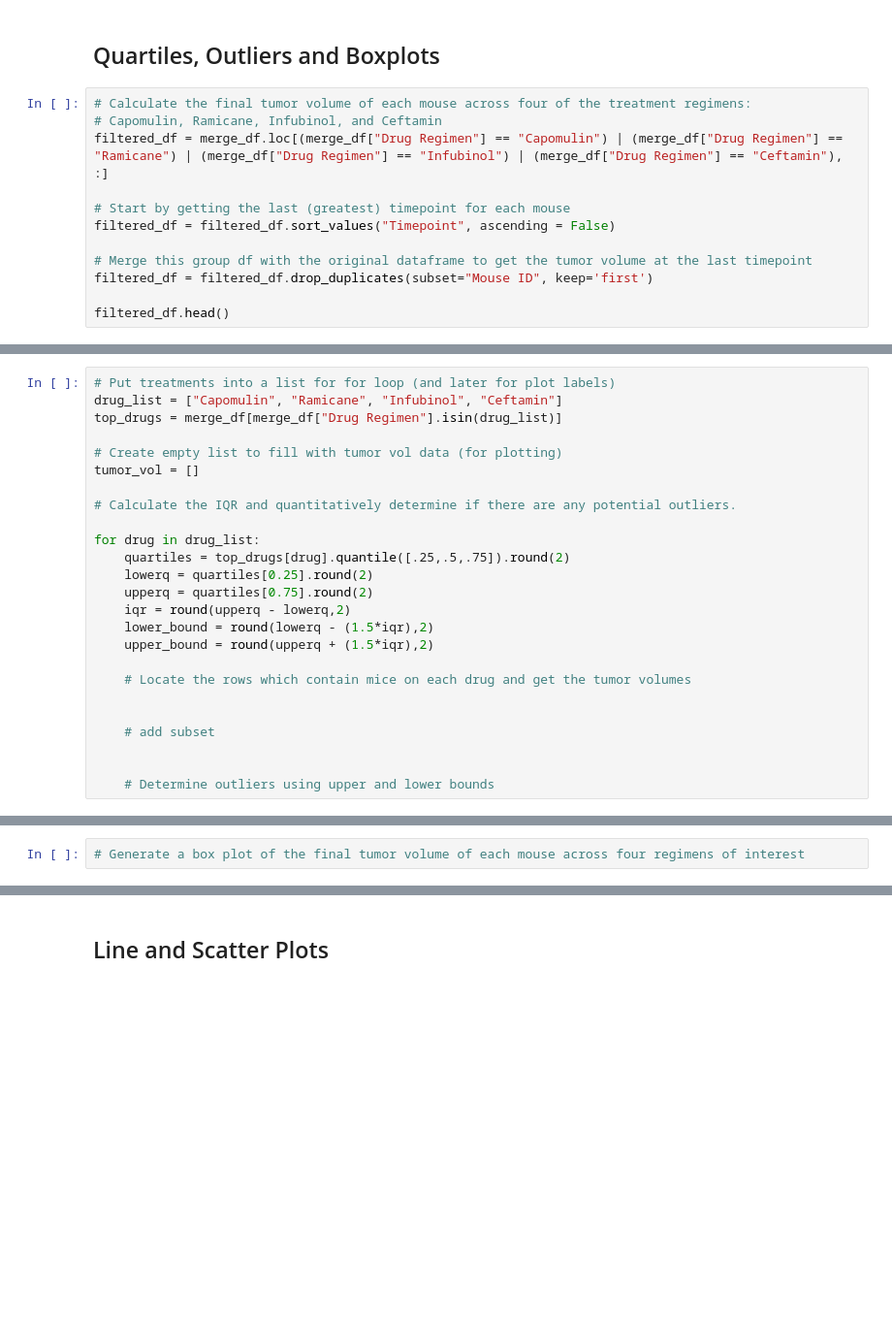
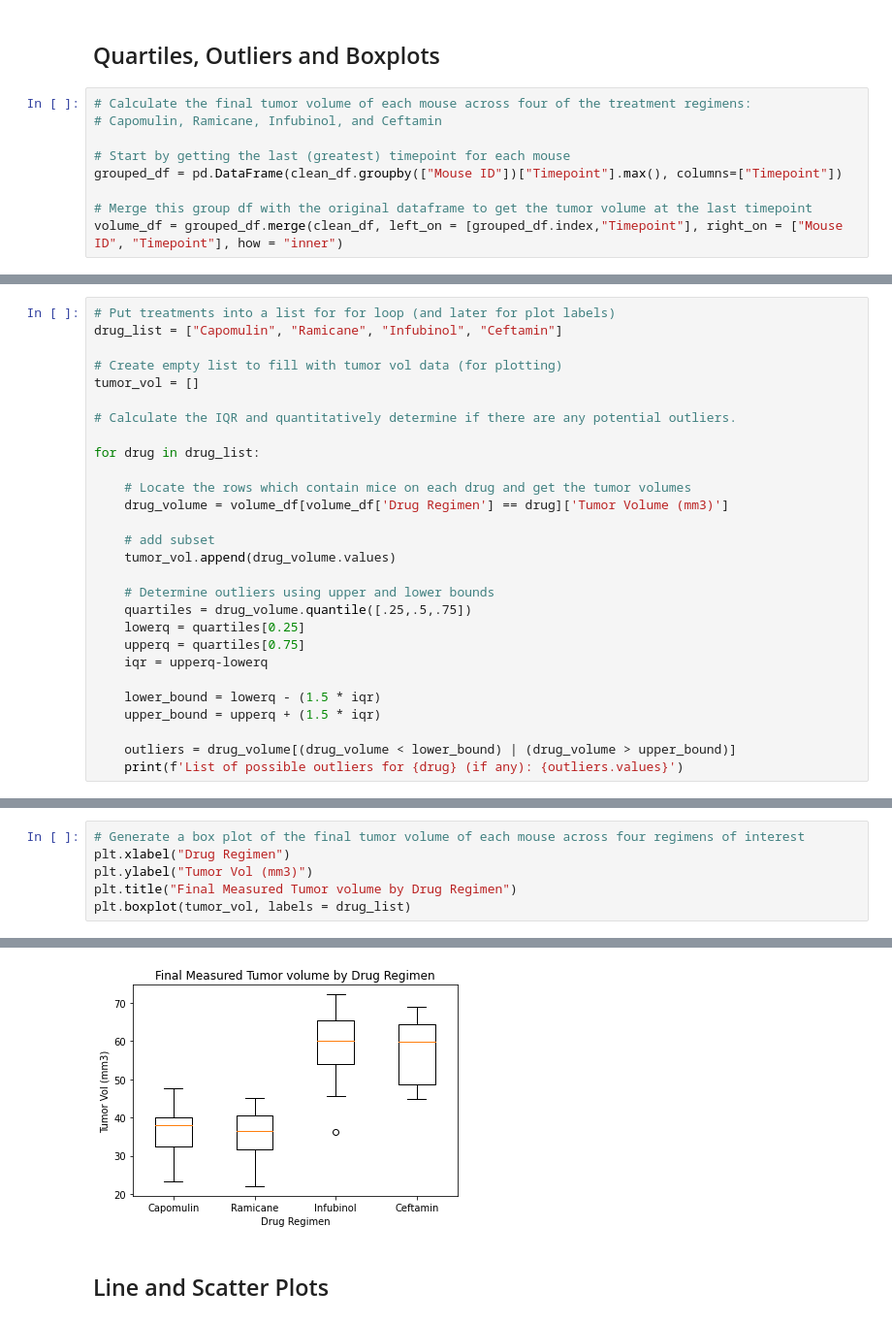
Before and after one commit to kimcrine/matplotlib-challenge, a Jupyter notebook: Pymaceuticals/pymaceuticals_starter.ipynb, the cells around one changed output, grey strips where cells are left out. Shown at 97% size. Cells and saved outputs as stored; diff of their text form; blank space fills up the shorter version.

```diff
--- a/Pymaceuticals/pymaceuticals_starter.ipynb
+++ b/Pymaceuticals/pymaceuticals_starter.ipynb
@@ -213,12 +228,9 @@ plt.show()
 # %%
 # Calculate the final tumor volume of each mouse across four of the treatment regimens:
 # Capomulin, Ramicane, Infubinol, and Ceftamin
-filtered_df = merge_df.loc[(merge_df["Drug Regimen"] == "Capomulin") | (merge_df["Drug Regimen"] == "Ramicane") | (merge_df["Drug Regimen"] == "Infubinol") | (merge_df["Drug Regimen"] == "Ceftamin"), :]
 
 # Start by getting the last (greatest) timepoint for each mouse
-filtered_df = filtered_df.sort_values("Timepoint", ascending = False)
+grouped_df = pd.DataFrame(clean_df.groupby(["Mouse ID"])["Timepoint"].max(), columns=["Timepoint"])
 
 # Merge this group df with the original dataframe to get the tumor volume at the last timepoint
-filtered_df = filtered_df.drop_duplicates(subset="Mouse ID", keep='first')
-
-filtered_df.head()
+volume_df = grouped_df.merge(clean_df, left_on = [grouped_df.index,"Timepoint"], right_on = ["Mouse ID", "Timepoint"], how = "inner")
@@ -232,7 +237,6 @@ filtered_df.head()
 # %%
 # Put treatments into a list for for loop (and later for plot labels)
 drug_list = ["Capomulin", "Ramicane", "Infubinol", "Ceftamin"]
-top_drugs = merge_df[merge_df["Drug Regimen"].isin(drug_list)]
 
 # Create empty list to fill with tumor vol data (for plotting)
 tumor_vol = []
@@ -240,18 +244,22 @@ tumor_vol = []
 # Calculate the IQR and quantitatively determine if there are any potential outliers.
 
 for drug in drug_list:
-    quartiles = top_drugs[drug].quantile([.25,.5,.75]).round(2)
-    lowerq = quartiles[0.25].round(2)
-    upperq = quartiles[0.75].round(2)
-    iqr = round(upperq - lowerq,2)
-    lower_bound = round(lowerq - (1.5*iqr),2)
-    upper_bound = round(upperq + (1.5*iqr),2)
 
     # Locate the rows which contain mice on each drug and get the tumor volumes
-
+    drug_volume = volume_df[volume_df['Drug Regimen'] == drug]['Tumor Volume (mm3)']
 
     # add subset
-
+    tumor_vol.append(drug_volume.values)
 
     # Determine outliers using upper and lower bounds
+    quartiles = drug_volume.quantile([.25,.5,.75])
+    lowerq = quartiles[0.25]
+    upperq = quartiles[0.75]
+    iqr = upperq-lowerq
+
+    lower_bound = lowerq - (1.5 * iqr)
+    upper_bound = upperq + (1.5 * iqr)
+
+    outliers = drug_volume[(drug_volume < lower_bound) | (drug_volume > upper_bound)]
+    print(f'List of possible outliers for {drug} (if any): {outliers.values}')
 # %% [output]
@@ -259,2 +270,7 @@ KeyError: 'Capomulin'
 # %%
 # Generate a box plot of the final tumor volume of each mouse across four regimens of interest
+plt.xlabel("Drug Regimen")
+plt.ylabel("Tumor Vol (mm3)")
+plt.title("Final Measured Tumor volume by Drug Regimen")
+plt.boxplot(tumor_vol, labels = drug_list)
+# %% [output]
@@ -261,3 +294,4 @@ KeyError: 'Capomulin'
+[figure, added]
 # %% [markdown]
 ## Line and Scatter Plots
 # %%
```
Also changed, not shown: parts of 14 cells of this notebook.
